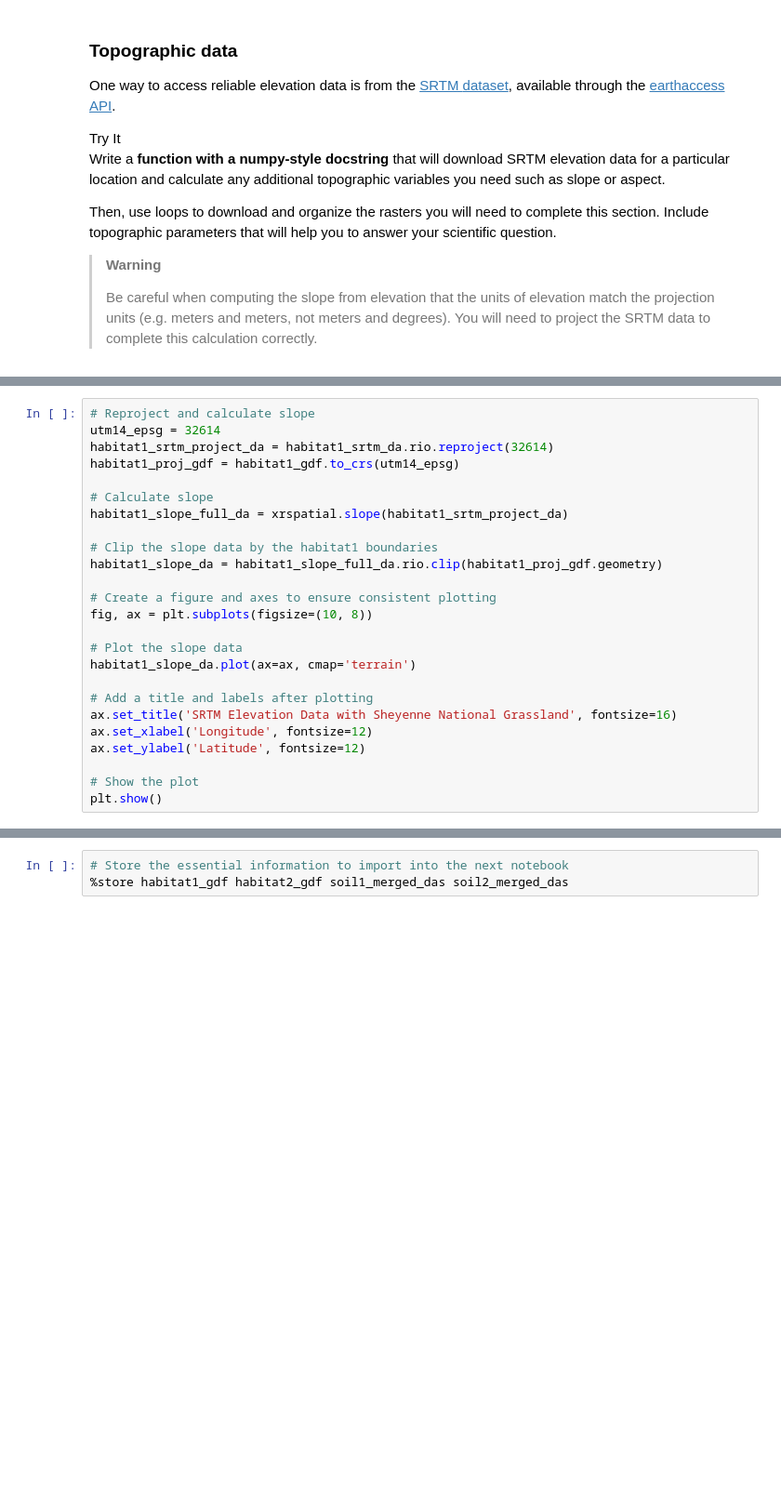
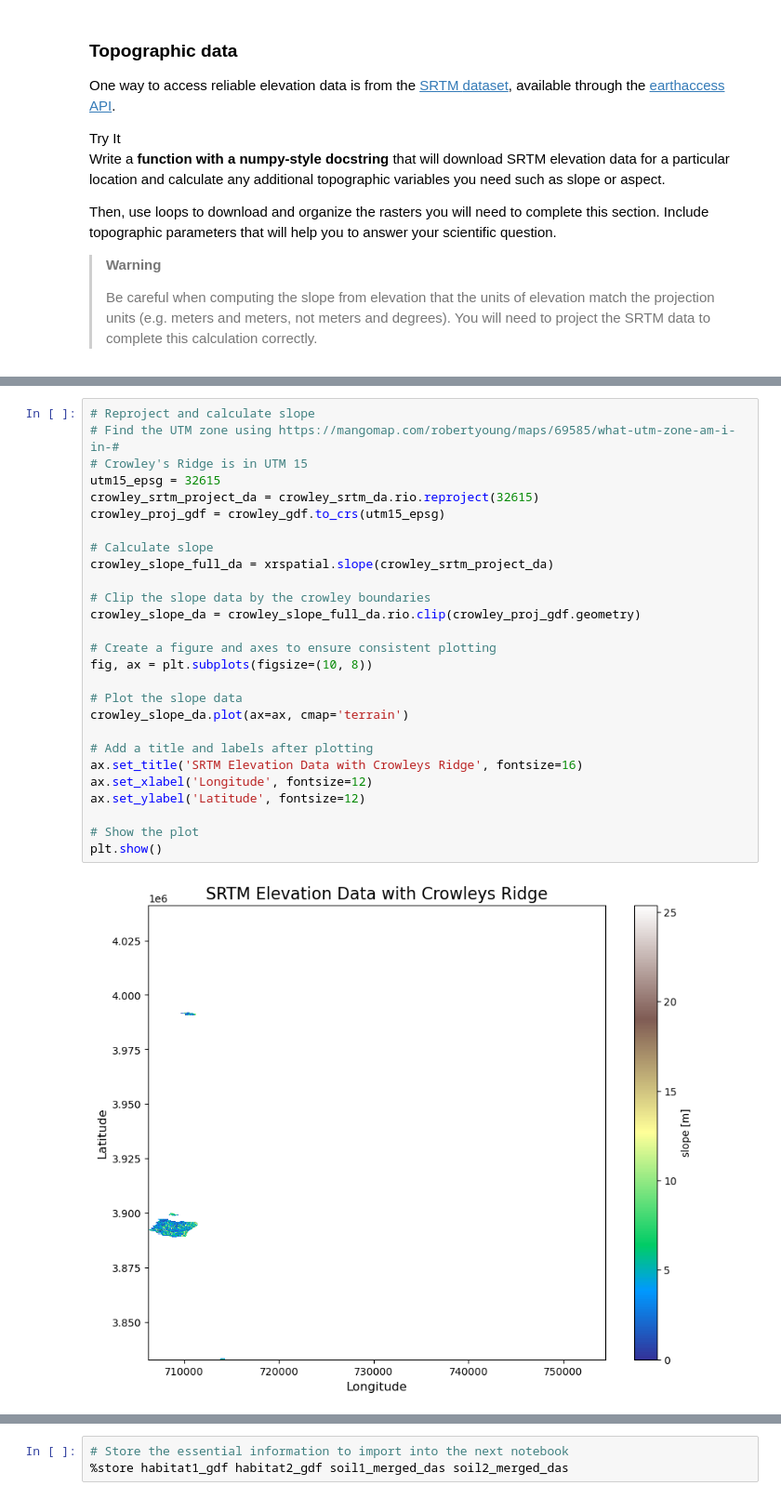
Before and after one commit to earthlab-education/habitat-suitability-ZimmZone, a Jupyter notebook: 03_soil_data_suitibility.ipynb, the cells around one changed output, grey strips where cells are left out. Shown at 93% size. Cells and saved outputs as stored; diff of their text form; blank space fills up the shorter version.

```diff
--- a/03_soil_data_suitibility.ipynb
+++ b/03_soil_data_suitibility.ipynb
@@ -215,27 +436,31 @@ plt.show()
 # %%
 # Reproject and calculate slope
-utm14_epsg = 32614
-habitat1_srtm_project_da = habitat1_srtm_da.rio.reproject(32614)
-habitat1_proj_gdf = habitat1_gdf.to_crs(utm14_epsg)
+# Find the UTM zone using https://mangomap.com/robertyoung/maps/69585/what-utm-zone-am-i-in-#
+# Crowley's Ridge is in UTM 15
+utm15_epsg = 32615
+crowley_srtm_project_da = crowley_srtm_da.rio.reproject(32615)
+crowley_proj_gdf = crowley_gdf.to_crs(utm15_epsg)
 
 # Calculate slope
-habitat1_slope_full_da = xrspatial.slope(habitat1_srtm_project_da)
+crowley_slope_full_da = xrspatial.slope(crowley_srtm_project_da)
 
-# Clip the slope data by the habitat1 boundaries
-habitat1_slope_da = habitat1_slope_full_da.rio.clip(habitat1_proj_gdf.geometry)
+# Clip the slope data by the crowley boundaries
+crowley_slope_da = crowley_slope_full_da.rio.clip(crowley_proj_gdf.geometry)
 
 # Create a figure and axes to ensure consistent plotting
 fig, ax = plt.subplots(figsize=(10, 8))
 
 # Plot the slope data
-habitat1_slope_da.plot(ax=ax, cmap='terrain')
+crowley_slope_da.plot(ax=ax, cmap='terrain')
 
 # Add a title and labels after plotting
-ax.set_title('SRTM Elevation Data with Sheyenne National Grassland', fontsize=16)
+ax.set_title('SRTM Elevation Data with Crowleys Ridge', fontsize=16)
 ax.set_xlabel('Longitude', fontsize=12)
 ax.set_ylabel('Latitude', fontsize=12)
 
 # Show the plot
 plt.show()
+# %% [output]
+[figure, added]
 # %%
 # Reproject and calculate slope
```
Also changed, not shown: parts of 20 cells of this notebook, 4 other files.
